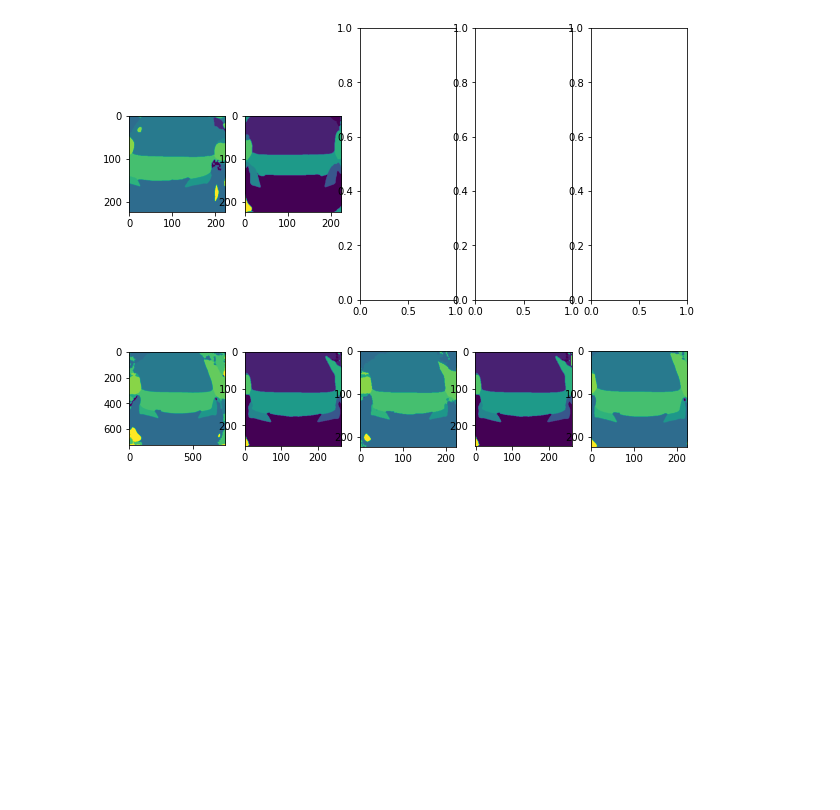
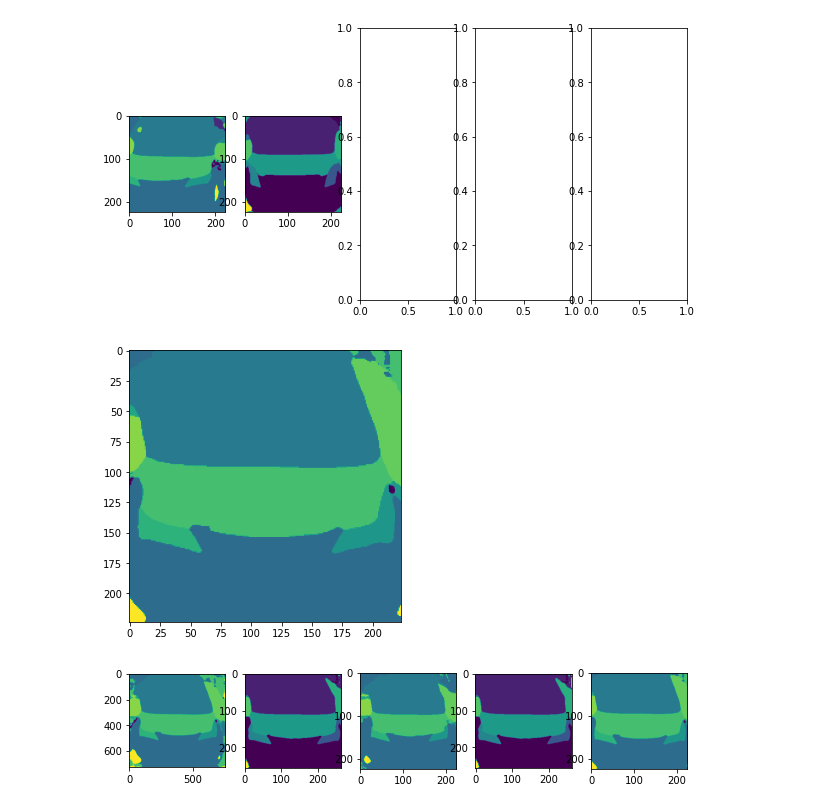
Before and after one commit to L1nusB/XAI-Vehicle-Classification, a Jupyter notebook: notebooks/SegmentationWork.ipynb, the cells around one changed output. Saved outputs shown, nothing was run; the diff lists cells and outputs as text; code cells hidden in the pictures; blank space fills up the shorter version.

```diff
--- a/notebooks/SegmentationWork.ipynb
+++ b/notebooks/SegmentationWork.ipynb
@@ -375,6 +397,13 @@ with np.load('output/postTransed0.npz') as r, np.load('output/postTransed1.npz')
     ax[1].imshow(p[p.files[0]])
 # %% [output]
 [figure]
+# %%
+with np.load('output/pipe40.npz') as p4, open('output/split0.txt') as t:
+    lines = [line.strip() for line in t]
+    fig, ax = plt.subplots(1,1, figsize=(10,5))
+    ax.imshow(p4[p4.files[0]])
+# %% [output]
+[figure, added]
 # %%
 with np.load('output/raw0.npz') as r, np.load('output/pipe0.npz') as p, np.load('output/pipe40.npz') as p4, np.load('output/pipe20.npz') as p2, np.load('output/pipe30.npz') as p3, open('output/split0.txt') as t:
     lines = [line.strip() for line in t]
```
Also changed, not shown: parts of 11 cells of this notebook.
